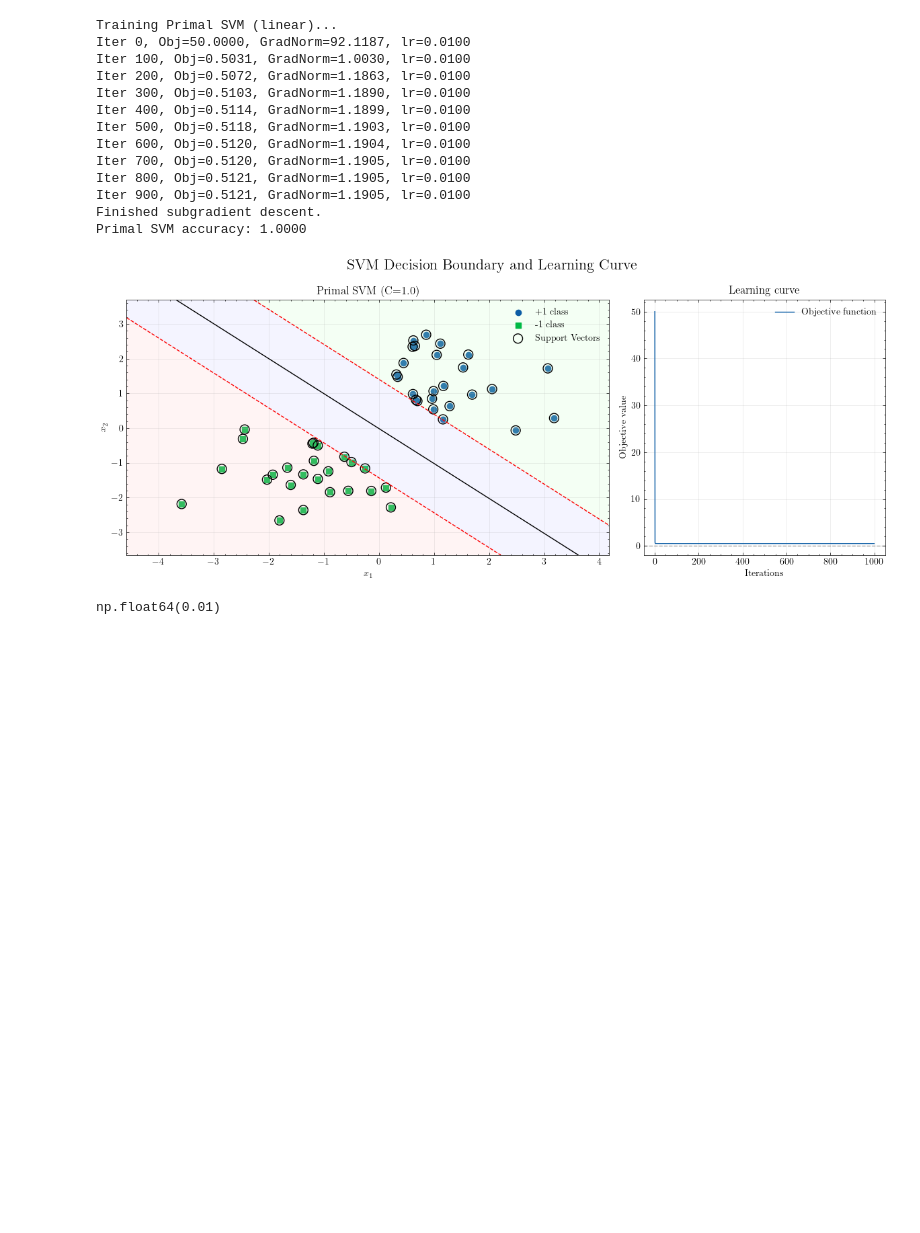
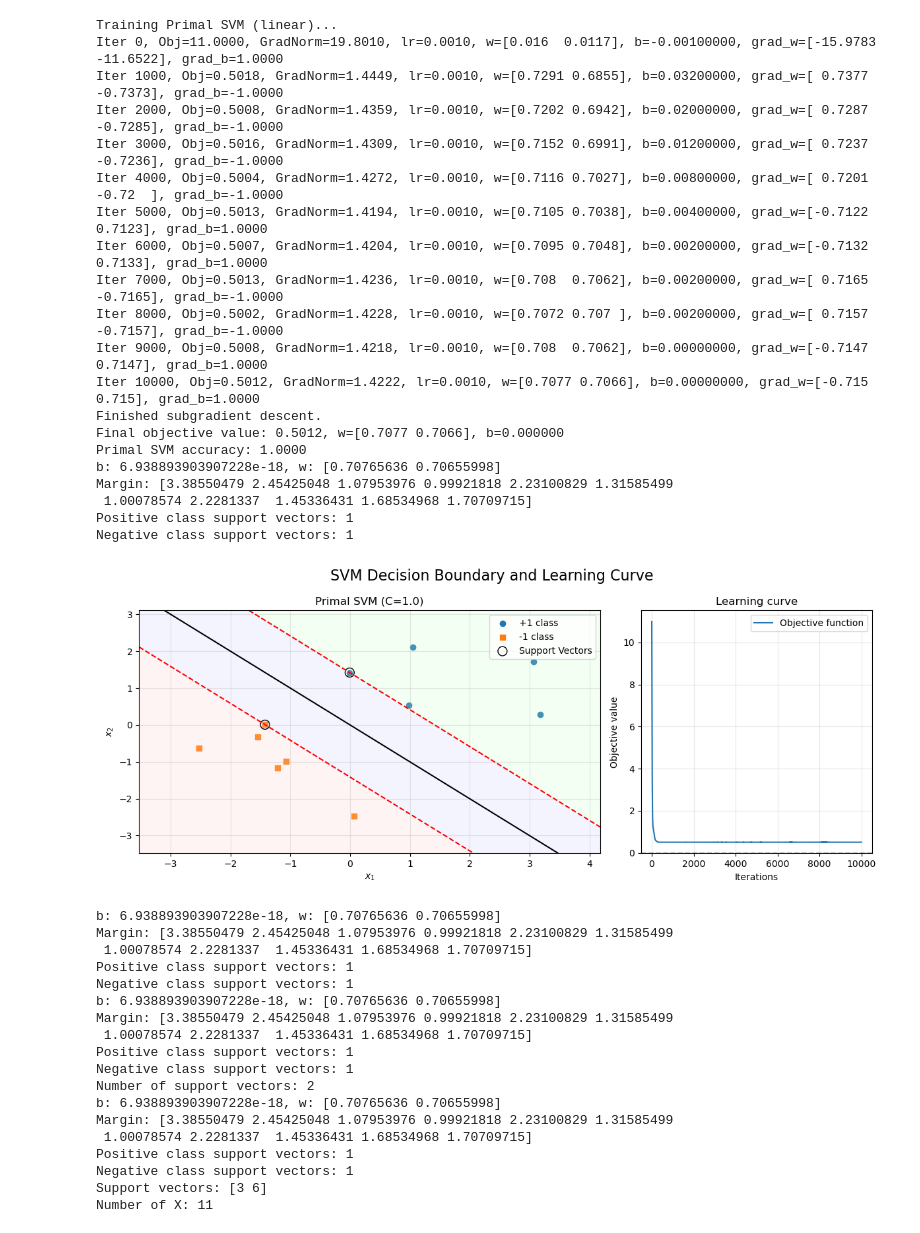
Before and after one commit to TrymSaether/svm-classifier, a Jupyter notebook: svm/demo.ipynb, the cells around one changed output. Saved outputs shown, nothing was run; the diff lists cells and outputs as text; code cells hidden in the pictures; blank space fills up the shorter version.

```diff
--- a/svm/demo.ipynb
+++ b/svm/demo.ipynb
@@ -1,8 +1,7 @@
 # %%
+%matplotlib widget
 import numpy as np
 import matplotlib.pyplot as plt
-import scienceplots
-plt.style.use(['science'])
 
 from svm_primal import PrimalSVM
 from svm_dual import DualSVM
@@ -10,33 +9,61 @@ from kernels import linear_kernel, make_rbf_kernel, make_polynomial_kernel, make
 from utils import *
 # %%
 # Example usage for both models (uses test_linear function)
-X, y = make_toy_data(n=50, random_state=42)
+X, y = make_toy_data(n=11, random_state=42)
 # %%
 # Linear SVM - primal formulation
 print("Training Primal SVM (linear)...")
-primal_model = PrimalSVM(C=1.0, max_iter=1000, tol=1e-4, lr=0.01, verbose=True)
+primal_model = PrimalSVM(C=1.00, max_iter=10_000, tol=1e-12, lr=1e-3, bb_steps=True, verbose=True)
 primal_model.fit(X, y)
 primal_accuracy = primal_model.score(X, y)
 print(f"Primal SVM accuracy: {primal_accuracy:.4f}")
 plot_decision_boundary_2D(primal_model, X, y, title=f"Primal SVM (C={primal_model.C})")
-primal_model.w
+
+primal_model.get_support_vectors()
+print(f"Number of support vectors: {len(primal_model.get_support_vectors())}")
+print(f"Support vectors: {primal_model.get_support_vectors()}")
 primal_model.b
+print(f"Number of X: {len(X)}")
 # %% [output]
 Training Primal SVM (linear)...
-Iter 0, Obj=50.0000, GradNorm=92.1187, lr=0.0100
-Iter 100, Obj=0.5031, GradNorm=1.0030, lr=0.0100
-Iter 200, Obj=0.5072, GradNorm=1.1863, lr=0.0100
-Iter 300, Obj=0.5103, GradNorm=1.1890, lr=0.0100
-Iter 400, Obj=0.5114, GradNorm=1.1899, lr=0.0100
-Iter 500, Obj=0.5118, GradNorm=1.1903, lr=0.0100
-Iter 600, Obj=0.5120, GradNorm=1.1904, lr=0.0100
-Iter 700, Obj=0.5120, GradNorm=1.1905, lr=0.0100
-Iter 800, Obj=0.5121, GradNorm=1.1905, lr=0.0100
-Iter 900, Obj=0.5121, GradNorm=1.1905, lr=0.0100
+Iter 0, Obj=11.0000, GradNorm=19.8010, lr=0.0010, w=[0.016  0.0117], b=-0.00100000, grad_w=[-15.9783 -11.6522], grad_b=1.0000
+Iter 1000, Obj=0.5018, GradNorm=1.4449, lr=0.0010, w=[0.7291 0.6855], b=0.03200000, grad_w=[ 0.7377 -0.7373], grad_b=-1.0000
+Iter 2000, Obj=0.5008, GradNorm=1.4359, lr=0.0010, w=[0.7202 0.6942], b=0.02000000, grad_w=[ 0.7287 -0.7285], grad_b=-1.0000
+Iter 3000, Obj=0.5016, GradNorm=1.4309, lr=0.0010, w=[0.7152 0.6991], b=0.01200000, grad_w=[ 0.7237 -0.7236], grad_b=-1.0000
+Iter 4000, Obj=0.5004, GradNorm=1.4272, lr=0.0010, w=[0.7116 0.7027], b=0.00800000, grad_w=[ 0.7201 -0.72  ], grad_b=-1.0000
+Iter 5000, Obj=0.5013, GradNorm=1.4194, lr=0.0010, w=[0.7105 0.7038], b=0.00400000, grad_w=[-0.7122  0.7123], grad_b=1.0000
+Iter 6000, Obj=0.5007, GradNorm=1.4204, lr=0.0010, w=[0.7095 0.7048], b=0.00200000, grad_w=[-0.7132  0.7133], grad_b=1.0000
+Iter 7000, Obj=0.5013, GradNorm=1.4236, lr=0.0010, w=[0.708  0.7062], b=0.00200000, grad_w=[ 0.7165 -0.7165], grad_b=-1.0000
+Iter 8000, Obj=0.5002, GradNorm=1.4228, lr=0.0010, w=[0.7072 0.707 ], b=0.00200000, grad_w=[ 0.7157 -0.7157], grad_b=-1.0000
+Iter 9000, Obj=0.5008, GradNorm=1.4218, lr=0.0010, w=[0.708  0.7062], b=0.00000000, grad_w=[-0.7147  0.7147], grad_b=1.0000
+Iter 10000, Obj=0.5012, GradNorm=1.4222, lr=0.0010, w=[0.7077 0.7066], b=0.00000000, grad_w=[-0.715  0.715], grad_b=1.0000
 Finished subgradient descent.
+Final objective value: 0.5012, w=[0.7077 0.7066], b=0.000000
 Primal SVM accuracy: 1.0000
+b: 6.938893903907228e-18, w: [0.70765636 0.70655998]
+Margin: [3.38550479 2.45425048 1.07953976 0.99921818 2.23100829 1.31585499
+ 1.00078574 2.2281337  1.45336431 1.68534968 1.70709715]
+Positive class support vectors: 1
+Negative class support vectors: 1
-[figure, old version]
+[figure, new version]
-np.float64(0.01)
+b: 6.938893903907228e-18, w: [0.70765636 0.70655998]
+Margin: [3.38550479 2.45425048 1.07953976 0.99921818 2.23100829 1.31585499
+ 1.00078574 2.2281337  1.45336431 1.68534968 1.70709715]
+Positive class support vectors: 1
+Negative class support vectors: 1
+b: 6.938893903907228e-18, w: [0.70765636 0.70655998]
+Margin: [3.38550479 2.45425048 1.07953976 0.99921818 2.23100829 1.31585499
+ 1.00078574 2.2281337  1.45336431 1.68534968 1.70709715]
+Positive class support vectors: 1
+Negative class support vectors: 1
+Number of support vectors: 2
+b: 6.938893903907228e-18, w: [0.70765636 0.70655998]
+Margin: [3.38550479 2.45425048 1.07953976 0.99921818 2.23100829 1.31585499
+ 1.00078574 2.2281337  1.45336431 1.68534968 1.70709715]
+Positive class support vectors: 1
+Negative class support vectors: 1
+Support vectors: [3 6]
+Number of X: 11
 # %%
 
 # Linear SVM - dual formulation
```
Also changed, not shown: parts of 6 cells of this notebook, 4 other files.
